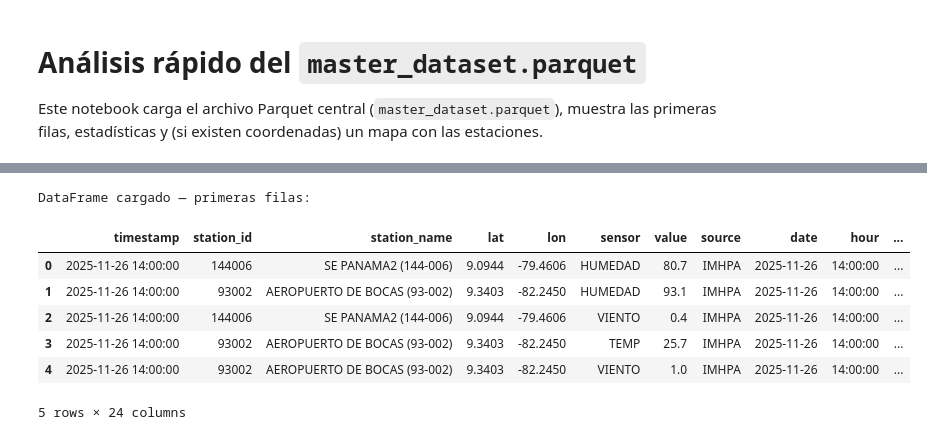
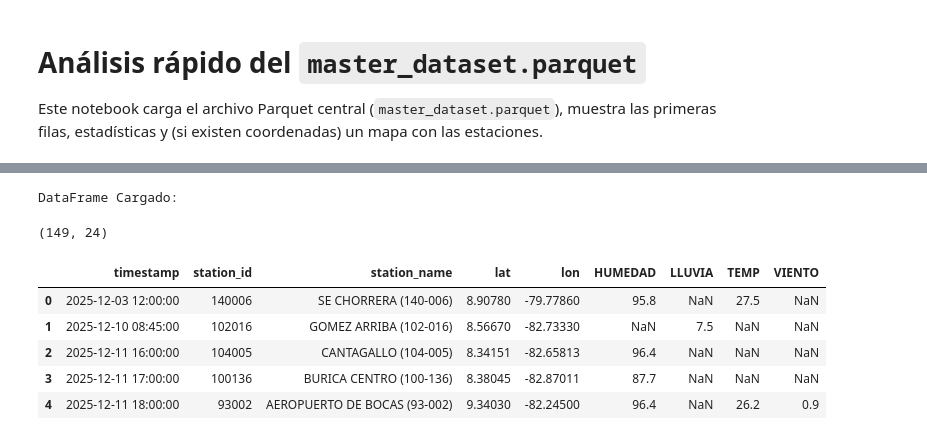
Before and after one commit to wfranco09/Proyecto2--Python, a Jupyter notebook: notebooks/AnálisisIMHPA.ipynb, the cells around one changed output, grey strips where cells are left out. Cells and saved outputs as stored; diff of their text form; code cells hidden in the pictures.

```diff
--- a/notebooks/AnálisisIMHPA.ipynb
+++ b/notebooks/AnálisisIMHPA.ipynb
@@ -4,7 +4,6 @@
 Este notebook carga el archivo Parquet central (`master_dataset.parquet`), muestra las primeras filas, estadísticas y (si existen coordenadas) un mapa con las estaciones.
 # %%
 import os
-import sys
 
 CURRENT_DIR = os.path.dirname(os.path.abspath("__file__"))
 
@@ -15,9 +14,4 @@ FILE_PATH = os.path.join(ROOT_DIR, "data_clean", "master", "master_dataset.parqu
 print("Directorio del notebook:", CURRENT_DIR)
 print("ROOT del proyecto:", ROOT_DIR)
 print("Ruta absoluta del parquet:", FILE_PATH)
-
-import pandas as pd
-
-df = pd.read_parquet(FILE_PATH)
-df.head()
 # %% [output]
@@ -46,21 +33,30 @@ Directorio de trabajo actual: /Users/mrescobar/dev/Proyecto2--Python/notebooks
 # %%
 try:
     df = pd.read_parquet(FILE_PATH, engine='pyarrow')
 except Exception as e:
     print('Advertencia al leer con pyarrow:', e)
     df = pd.read_parquet(FILE_PATH)
 
-print('DataFrame cargado — primeras filas:')
+print('DataFrame Cargado:')
+display(df.shape)
+
+df = df.pivot(
+    index=['timestamp', 'station_id', 'station_name', 'lat', 'lon'],  # Columnas que se quedan como 'ID'
+    columns='sensor',                    # Columna que se convierte en nombres de columna
+    values='value'                     # Columna que proporciona los nuevos valores
+).reset_index()
+
+df.columns.name = None
 display(df.head())
 # %% [output]
-DataFrame cargado — primeras filas:
+DataFrame Cargado:
+(149, 24)
-|  | timestamp | station_id | station_name | lat | lon | sensor | value | source | date | hour | ... |
-| 0 | 2025-11-26 14:00:00 | 144006 | SE PANAMA2 (144-006) | 9.0944 | -79.4606 | HUMEDAD | 80.7 | IMHPA | 2025-11-26 | 14:00:00 | ... |
-| 1 | 2025-11-26 14:00:00 | 93002 | AEROPUERTO DE BOCAS (93-002) | 9.3403 | -82.2450 | HUMEDAD | 93.1 | IMHPA | 2025-11-26 | 14:00:00 | ... |
-| 2 | 2025-11-26 14:00:00 | 144006 | SE PANAMA2 (144-006) | 9.0944 | -79.4606 | VIENTO | 0.4 | IMHPA | 2025-11-26 | 14:00:00 | ... |
-| 3 | 2025-11-26 14:00:00 | 93002 | AEROPUERTO DE BOCAS (93-002) | 9.3403 | -82.2450 | TEMP | 25.7 | IMHPA | 2025-11-26 | 14:00:00 | ... |
-| 4 | 2025-11-26 14:00:00 | 93002 | AEROPUERTO DE BOCAS (93-002) | 9.3403 | -82.2450 | VIENTO | 1.0 | IMHPA | 2025-11-26 | 14:00:00 | ... |
+|  | timestamp | station_id | station_name | lat | lon | HUMEDAD | LLUVIA | TEMP | VIENTO |
+| 0 | 2025-12-03 12:00:00 | 140006 | SE CHORRERA (140-006) | 8.90780 | -79.77860 | 95.8 | NaN | 27.5 | NaN |
+| 1 | 2025-12-10 08:45:00 | 102016 | GOMEZ ARRIBA (102-016) | 8.56670 | -82.73330 | NaN | 7.5 | NaN | NaN |
+| 2 | 2025-12-11 16:00:00 | 104005 | CANTAGALLO (104-005) | 8.34151 | -82.65813 | 96.4 | NaN | NaN | NaN |
+| 3 | 2025-12-11 17:00:00 | 100136 | BURICA CENTRO (100-136) | 8.38045 | -82.87011 | 87.7 | NaN | NaN | NaN |
+| 4 | 2025-12-11 18:00:00 | 93002 | AEROPUERTO DE BOCAS (93-002) | 9.34030 | -82.24500 | 96.4 | NaN | 26.2 | 0.9 |
-5 rows × 24 columns
 # %%
 # Información rápida y estadísticas
 print('Dimensiones (filas, columnas):', df.shape)
```
Also changed, not shown: parts of 4 cells of this notebook.
